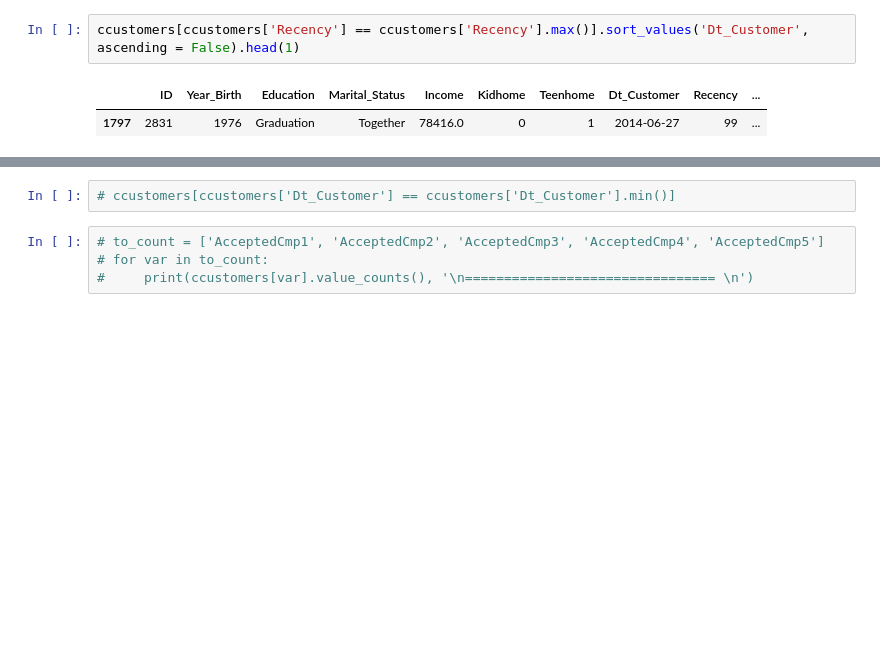
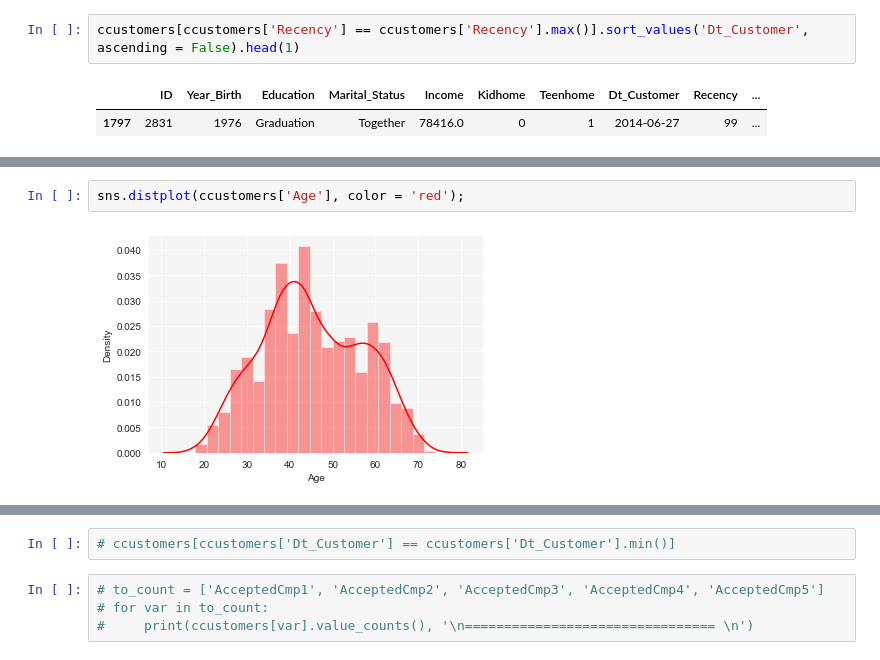
Before and after one commit to renanfmoises/consumer-behavior-analytics, a Jupyter notebook: notebooks/02. Consumer Behavior Analytics - Data Analysis.ipynb, the cells around one changed output, grey strips where cells are left out. Drawn from its saved outputs; the diff is of its cells as text; blank space fills up the shorter version.

```diff
--- a/notebooks/02. Consumer Behavior Analytics - Data Analysis.ipynb
+++ b/notebooks/02. Consumer Behavior Analytics - Data Analysis.ipynb
@@ -440,0 +431,4 @@ sns.distplot(ccustomers['Age']);
+# %%
+sns.distplot(ccustomers['Age'], color = 'red');
+# %% [output]
+[figure, added]
```
Also changed, not shown: parts of 66 cells of this notebook.
